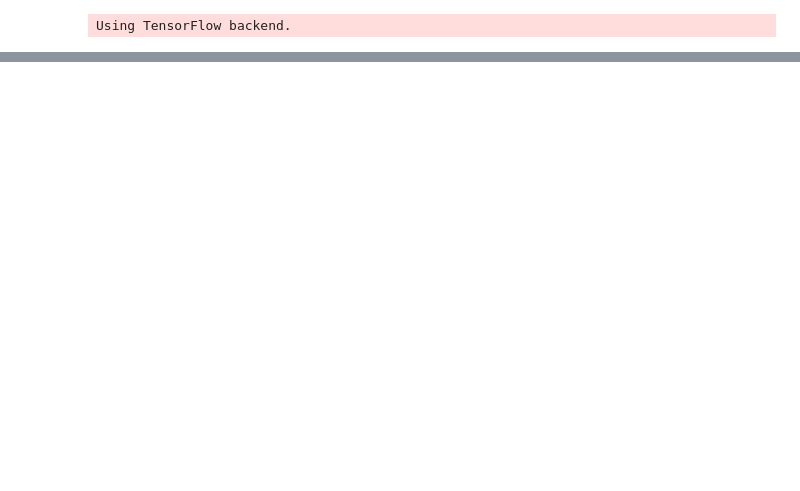
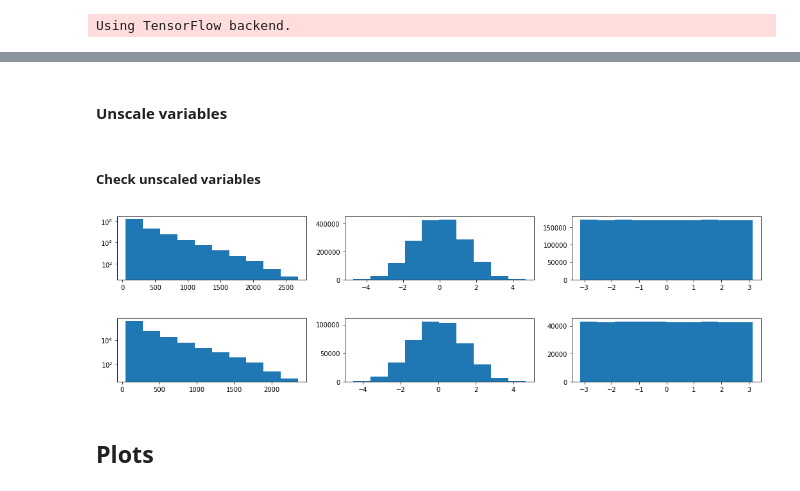
Before and after one commit to MLBasedJEC/DeepJEC, a Jupyter notebook: validate_cnn.ipynb, the cells around one changed output, grey strips where cells are left out. Saved outputs shown, nothing was run; the diff lists cells and outputs as text; code cells hidden in the pictures; blank space fills up the shorter version.

```diff
--- a/validate_cnn.ipynb
+++ b/validate_cnn.ipynb
@@ -599,0 +26,3 @@ plt.show()
+# %%
+df_jets_train = pd.read_pickle('data/{}/df_jets_{}_train.pkl'.format(radius, radius))
+df_jets_val = pd.read_pickle('data/{}/df_jets_{}_val.pkl'.format(radius, radius))
@@ -599,0 +54,41 @@ plt.show()
+# %% [markdown]
+#### Unscale variables
+# %%
+df_jets_train['jet_eta'] *= 5.0
+df_jets_train['jet_phi'] *= 3.14
+
+df_jets_val['jet_eta'] *= 5.0
+df_jets_val['jet_phi'] *= 3.14
+# %%
+import pickle
+#Load scaler
+scaler = pickle.load(open('data/{}/scaler_{}.pkl'.format(radius, radius),'rb'))
+df_jets_train['jet_pt'] = scaler.inverse_transform(df_jets_train['jet_pt'].values.reshape(-1,1))
+df_jets_val['jet_pt'] = scaler.inverse_transform(df_jets_val['jet_pt'].values.reshape(-1,1))
+# %% [markdown]
+##### Check unscaled variables
+# %%
+plt.figure(figsize=(18, 4))
+plt.subplot(2,3,1)
+plt.hist(df_jets_train['jet_pt'])
+plt.yscale('log')
+plt.subplot(2,3,2)
+plt.hist(df_jets_train['jet_eta'])
+plt.subplot(2,3,3)
+plt.hist(df_jets_train['jet_phi'])
+plt.show()
+
+plt.figure(figsize=(18, 4))
+plt.subplot(2,3,4)
+plt.hist(df_jets_val['jet_pt'])
+plt.yscale('log')
+plt.subplot(2,3,5)
+plt.hist(df_jets_val['jet_eta'])
+plt.subplot(2,3,6)
+plt.hist(df_jets_val['jet_phi'])
+plt.show()
+# %% [output]
+[figure, added]
+[figure, added]
+# %% [markdown]
+## Plots
```
Also changed, not shown: parts of 67 cells of this notebook, 2 other files.
